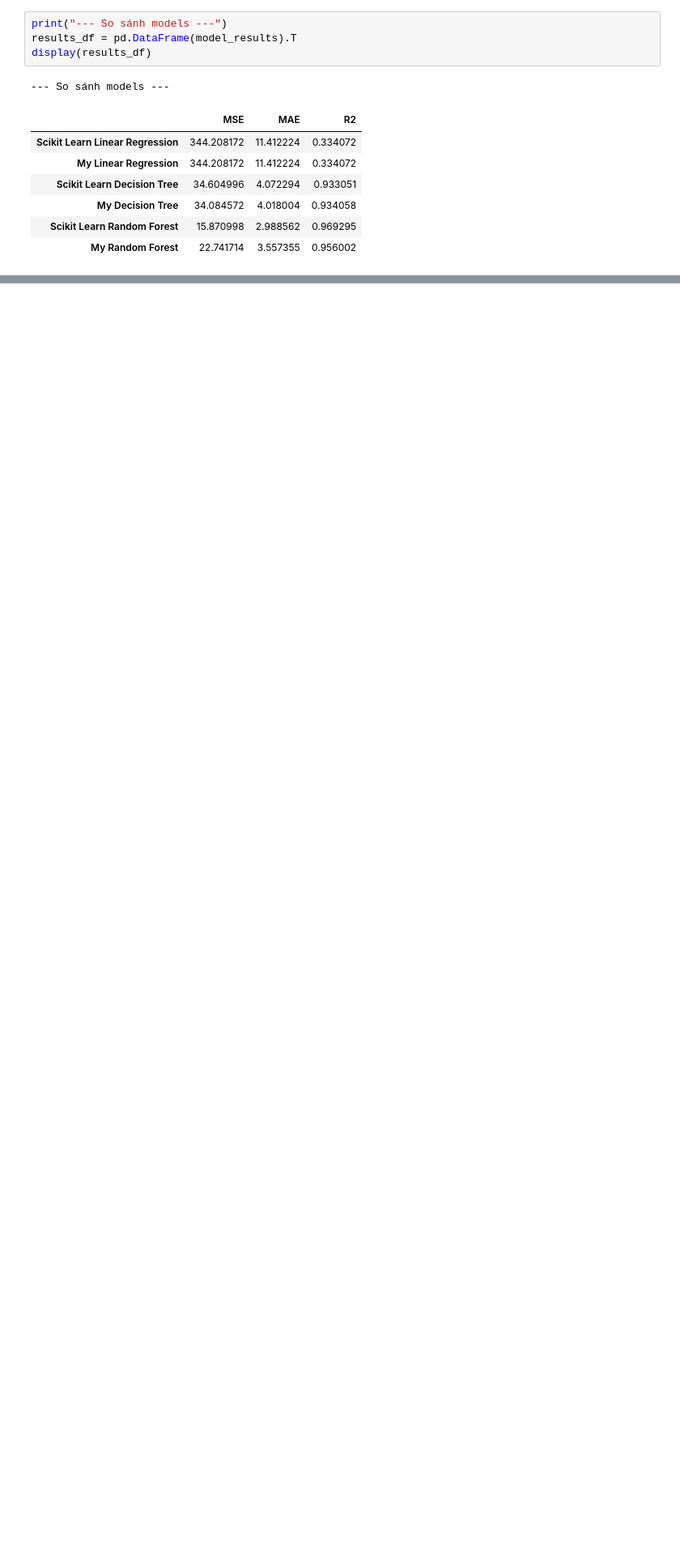
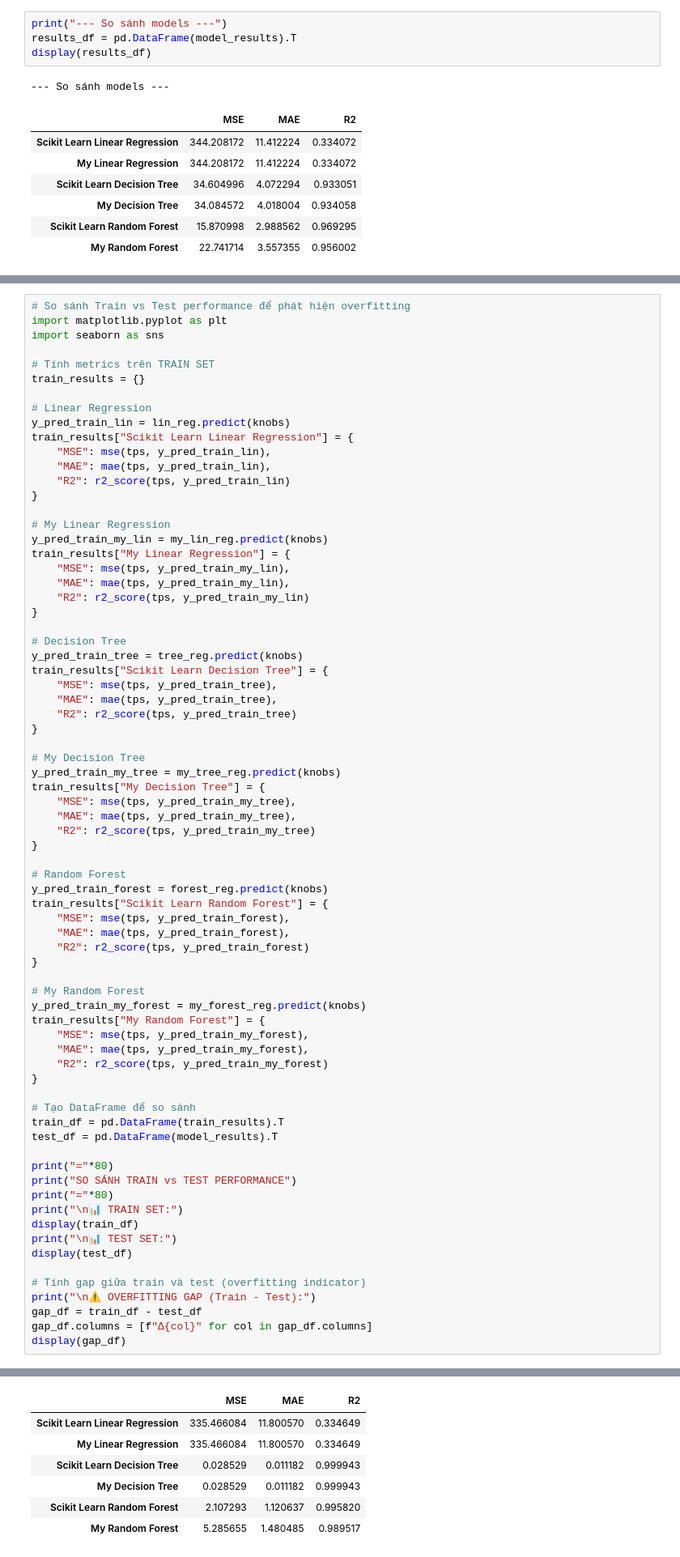
Before and after one commit to LoudlyDawn2108/Project-Machine-Learning, a Jupyter notebook: BTL.ipynb, the cells around one changed output, grey strips where cells are left out. Shown at 81% size. Drawn from its saved outputs; the diff is of its cells as text; blank space fills up the shorter version.

```diff
--- a/BTL.ipynb
+++ b/BTL.ipynb
@@ -352,3 +352,77 @@ plt.tight_layout()
 plt.show()
 # %% [output]
 [figure]
+# %%
+# So sánh Train vs Test performance để phát hiện overfitting
+import matplotlib.pyplot as plt
+import seaborn as sns
+
+# Tính metrics trên TRAIN SET
+train_results = {}
+
+# Linear Regression
+y_pred_train_lin = lin_reg.predict(knobs)
+train_results["Scikit Learn Linear Regression"] = {
+    "MSE": mse(tps, y_pred_train_lin),
+    "MAE": mae(tps, y_pred_train_lin),
+    "R2": r2_score(tps, y_pred_train_lin)
+}
+
+# My Linear Regression
+y_pred_train_my_lin = my_lin_reg.predict(knobs)
+train_results["My Linear Regression"] = {
+    "MSE": mse(tps, y_pred_train_my_lin),
+    "MAE": mae(tps, y_pred_train_my_lin),
+    "R2": r2_score(tps, y_pred_train_my_lin)
+}
+
+# Decision Tree
+y_pred_train_tree = tree_reg.predict(knobs)
+train_results["Scikit Learn Decision Tree"] = {
+    "MSE": mse(tps, y_pred_train_tree),
+    "MAE": mae(tps, y_pred_train_tree),
+    "R2": r2_score(tps, y_pred_train_tree)
+}
+
+# My Decision Tree
+y_pred_train_my_tree = my_tree_reg.predict(knobs)
+train_results["My Decision Tree"] = {
+    "MSE": mse(tps, y_pred_train_my_tree),
+    "MAE": mae(tps, y_pred_train_my_tree),
+    "R2": r2_score(tps, y_pred_train_my_tree)
+}
+
+# Random Forest
+y_pred_train_forest = forest_reg.predict(knobs)
+train_results["Scikit Learn Random Forest"] = {
+    "MSE": mse(tps, y_pred_train_forest),
+    "MAE": mae(tps, y_pred_train_forest),
+    "R2": r2_score(tps, y_pred_train_forest)
+}
+
+# My Random Forest
+y_pred_train_my_forest = my_forest_reg.predict(knobs)
+train_results["My Random Forest"] = {
+    "MSE": mse(tps, y_pred_train_my_forest),
+    "MAE": mae(tps, y_pred_train_my_forest),
+    "R2": r2_score(tps, y_pred_train_my_forest)
+}
+
+# Tạo DataFrame để so sánh
+train_df = pd.DataFrame(train_results).T
+test_df = pd.DataFrame(model_results).T
+
+print("="*80)
+print("SO SÁNH TRAIN vs TEST PERFORMANCE")
+print("="*80)
+print("\n📊 TRAIN SET:")
+display(train_df)
+print("\n📊 TEST SET:")
+display(test_df)
+
+# Tính gap giữa train và test (overfitting indicator)
+print("\n⚠️ OVERFITTING GAP (Train - Test):")
+gap_df = train_df - test_df
+gap_df.columns = [f"Δ{col}" for col in gap_df.columns]
+display(gap_df)
+# %% [output]
@@ -354,0 +434,7 @@ plt.show()
+|  | MSE | MAE | R2 |
+| Scikit Learn Linear Regression | 335.466084 | 11.800570 | 0.334649 |
+| My Linear Regression | 335.466084 | 11.800570 | 0.334649 |
+| Scikit Learn Decision Tree | 0.028529 | 0.011182 | 0.999943 |
+| My Decision Tree | 0.028529 | 0.011182 | 0.999943 |
+| Scikit Learn Random Forest | 2.107293 | 1.120637 | 0.995820 |
+| My Random Forest | 5.285655 | 1.480485 | 0.989517 |
```
Also changed, not shown: parts of 4 cells of this notebook, 1 other file.
